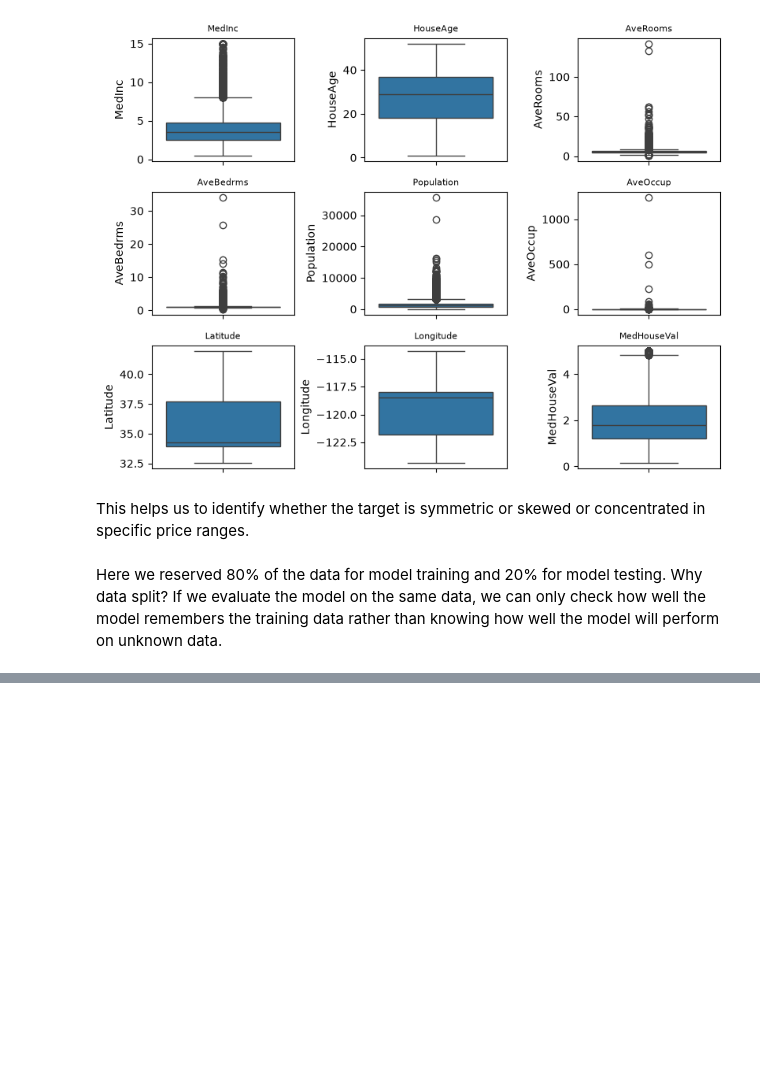
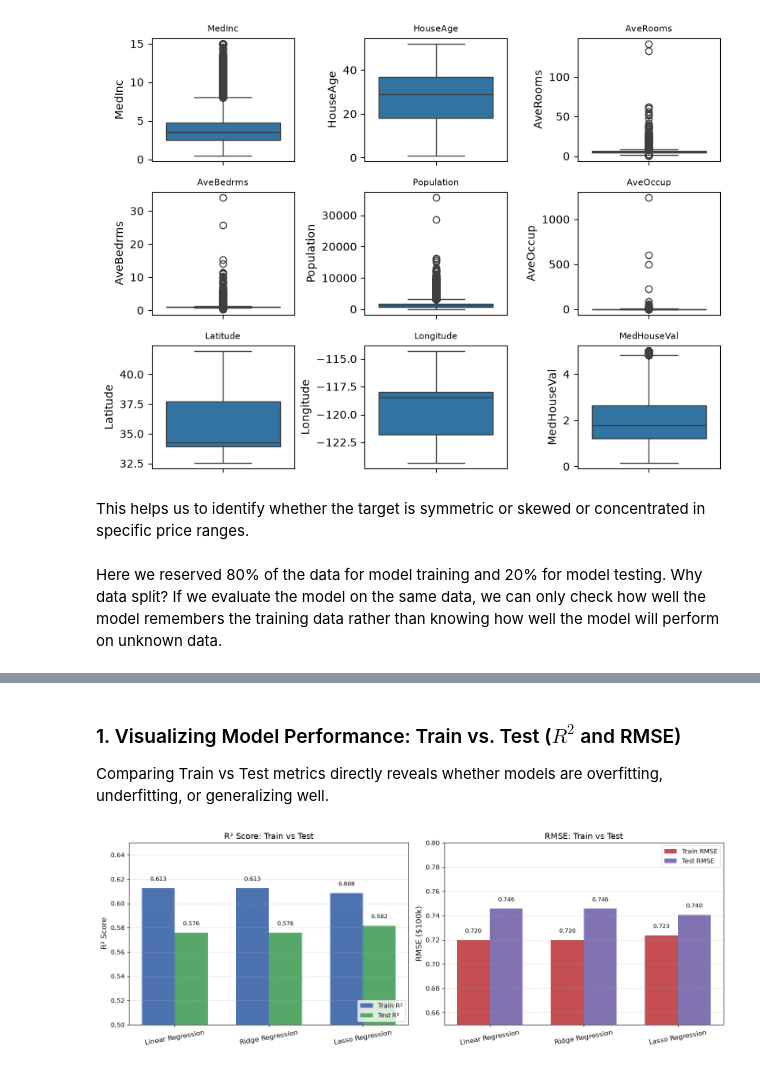
Before and after one commit to dheeraj-srma/House-Price-Prediction-Model, a Jupyter notebook: house_price_prd.ipynb, the cells around one changed output, grey strips where cells are left out. Cells and saved outputs as stored; diff of their text form; code cells hidden in the pictures; blank space fills up the shorter version.

```diff
--- a/house_price_prd.ipynb
+++ b/house_price_prd.ipynb
@@ -272,0 +374,8 @@ print("\nFeatures eliminated by Lasso:",
+# %%
+X_train, X_test, y_train, y_test = train_test_split(
+    X, y, test_size=0.2,
+    random_state=42
+)
+
+print("Training Data:", X_train.shape)
+print("testing Data:", X_test.shape)
@@ -272,0 +385,8 @@ print("\nFeatures eliminated by Lasso:",
+# %%
+scaler = StandardScaler()
+
+X_train_scaled = scaler.fit_transform(X_train)
+X_test_scaled = scaler.transform(X_test)
+
+print("Scaled training shape:", X_train_scaled.shape)
+print("Scaled testing shape:", X_test_scaled.shape)
@@ -272,0 +457,48 @@ print("\nFeatures eliminated by Lasso:",
+# %% [markdown]
+### 1. Visualizing Model Performance: Train vs. Test ($R^2$ and RMSE)
+
+Comparing Train vs Test metrics directly reveals whether models are overfitting, underfitting, or generalizing well.
+# %%
+import matplotlib.pyplot as plt
+
+fig, (ax1, ax2) = plt.subplots(1, 2, figsize=(14, 5))
+
+# 1. R2 Score Comparison (Higher is better)
+x = np.arange(len(results_df))
+width = 0.35
+
+bars1 = ax1.bar(x - width/2, results_df["Train R2"], width, label="Train R²", color="#4C72B0")
+bars2 = ax1.bar(x + width/2, results_df["Test R2"], width, label="Test R²", color="#55A868")
+
+ax1.set_xticks(x)
+ax1.set_xticklabels(results_df["Model"], rotation=10, fontsize=11)
+ax1.set_ylabel("R² Score", fontsize=12)
+ax1.set_title("R² Score: Train vs Test", fontsize=13)
+ax1.set_ylim(0.5, 0.65)
+ax1.legend(loc="lower right")
+ax1.grid(axis="y", linestyle="--", alpha=0.5)
+
+for bar in list(bars1) + list(bars2):
+    h = bar.get_height()
+    ax1.text(bar.get_x() + bar.get_width()/2., h + 0.005, f"{h:.3f}", ha="center", va="bottom", fontsize=9)
+
+# 2. RMSE Comparison (Lower is better)
+bars3 = ax2.bar(x - width/2, results_df["Train RMSE"], width, label="Train RMSE", color="#C44E52")
+bars4 = ax2.bar(x + width/2, results_df["Test RMSE"], width, label="Test RMSE", color="#8172B2")
+
+ax2.set_xticks(x)
+ax2.set_xticklabels(results_df["Model"], rotation=10, fontsize=11)
+ax2.set_ylabel("RMSE ($100k)", fontsize=12)
+ax2.set_title("RMSE: Train vs Test", fontsize=13)
+ax2.set_ylim(0.65, 0.80)
+ax2.legend(loc="upper right")
+ax2.grid(axis="y", linestyle="--", alpha=0.5)
+
+for bar in list(bars3) + list(bars4):
+    h = bar.get_height()
+    ax2.text(bar.get_x() + bar.get_width()/2., h + 0.005, f"{h:.3f}", ha="center", va="bottom", fontsize=9)
+
+plt.tight_layout()
+plt.show()
+# %% [output]
+[figure, added]
```
Also changed, not shown: parts of 16 cells of this notebook.
